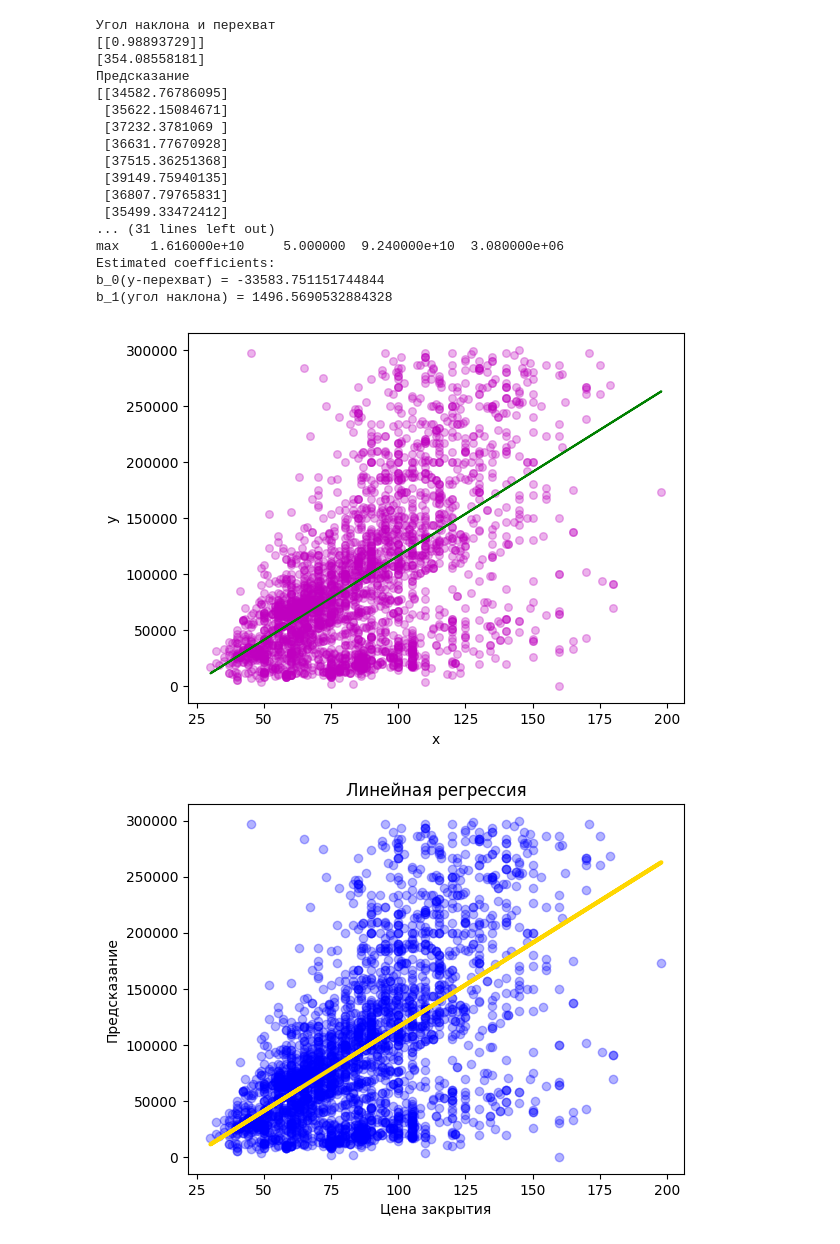
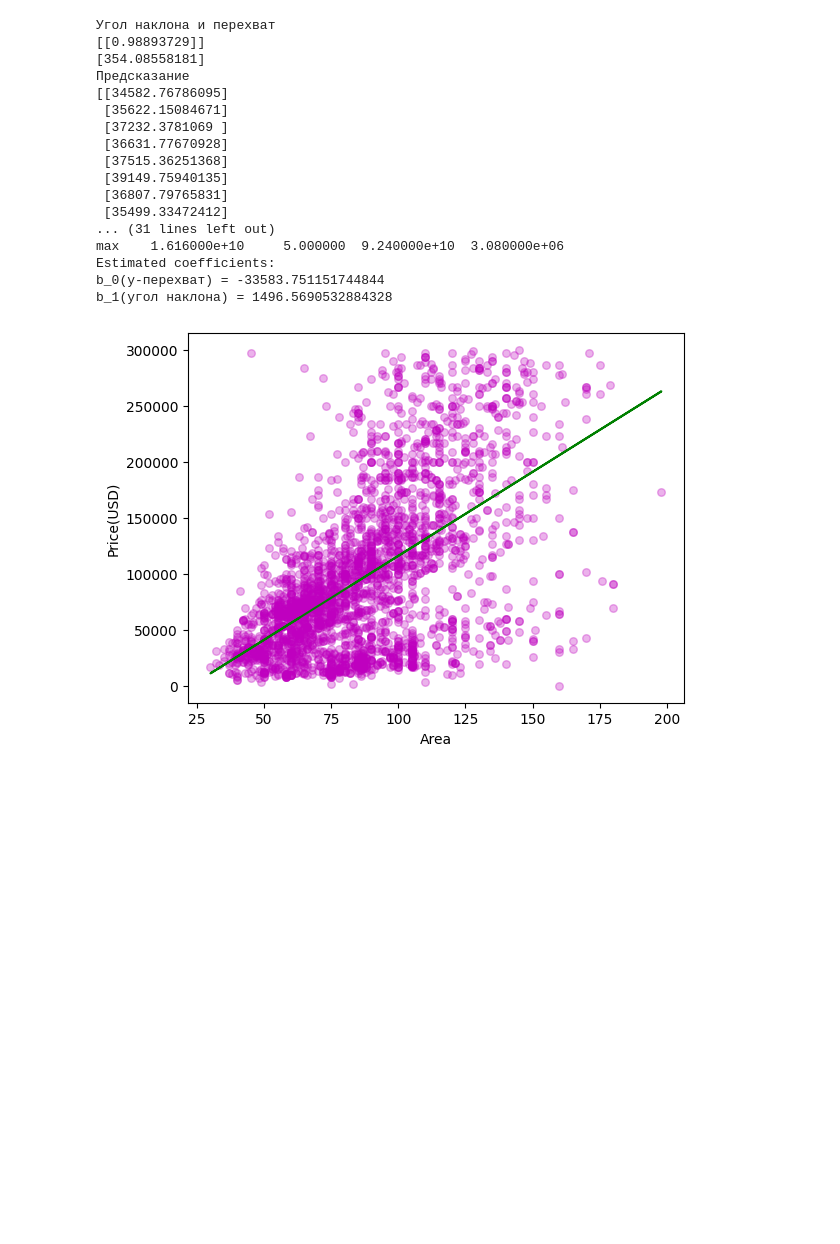
Before and after one commit to Timofeev-A-A/BigData, a Jupyter notebook: seventh/one.ipynb, the cells around one changed output. Saved outputs shown, nothing was run; the diff lists cells and outputs as text; code cells hidden in the pictures; blank space fills up the shorter version.

```diff
--- a/seventh/one.ipynb
+++ b/seventh/one.ipynb
@@ -20,7 +20,7 @@ def bitcoin_prediction():
     #df['predict'] = df['close'].shift(proj)
     #df['predict'] = df['predict'].shift(-proj)
     df['predict'] = df['close'].shift(-proj)
-    print(df.describe())
+    #print(df.describe())
     X = pd.DataFrame(df, columns=['close'], )
     y = pd.DataFrame(df, columns=['predict'])
     X = np.array(X,type(float))
@@ -41,7 +41,7 @@ def bitcoin_prediction():
     print(regression.intercept_)
     print("Предсказание")
     print(regression.predict(df[['close']][-proj:]))
-    print(regression.score(X,y))
+    print("Точность предсказания: ",regression.score(X,y))
     print("Скрытые значения")
     print(df[['close']][-proj:])
 
@@ -77,8 +77,8 @@ def plot_regression_line(x, y, b):
                marker = "o", s = 30, alpha=0.3)
     y_pred = b[0] + b[1]*x
     plt.plot(x, y_pred, color = "g")
-    plt.xlabel('x')
-    plt.ylabel('y')
+    plt.xlabel('Area')
+    plt.ylabel('Price(USD)')
     plt.show()
 
 if __name__ == "__main__":
@@ -109,21 +90,20 @@ max    1.112022e+10  63558.480000  63558.480000
 [figure]
 [figure]
 Угол наклона и перехват
 [[0.98893729]]
 [354.08558181]
 Предсказание
 [[34582.76786095]
  [35622.15084671]
  [37232.3781069 ]
  [36631.77670928]
  [37515.36251368]
  [39149.75940135]
  [36807.79765831]
  [35499.33472412]
 ... (31 lines left out)
 max    1.616000e+10     5.000000  9.240000e+10  3.080000e+06
 Estimated coefficients:
 b_0(y-перехват) = -33583.751151744844
 b_1(угол наклона) = 1496.5690532884328
-[figure, old version]
+[figure, new version]
-[figure, removed]
```
Also changed, not shown: parts of 1 cell of this notebook, 3 other files.
